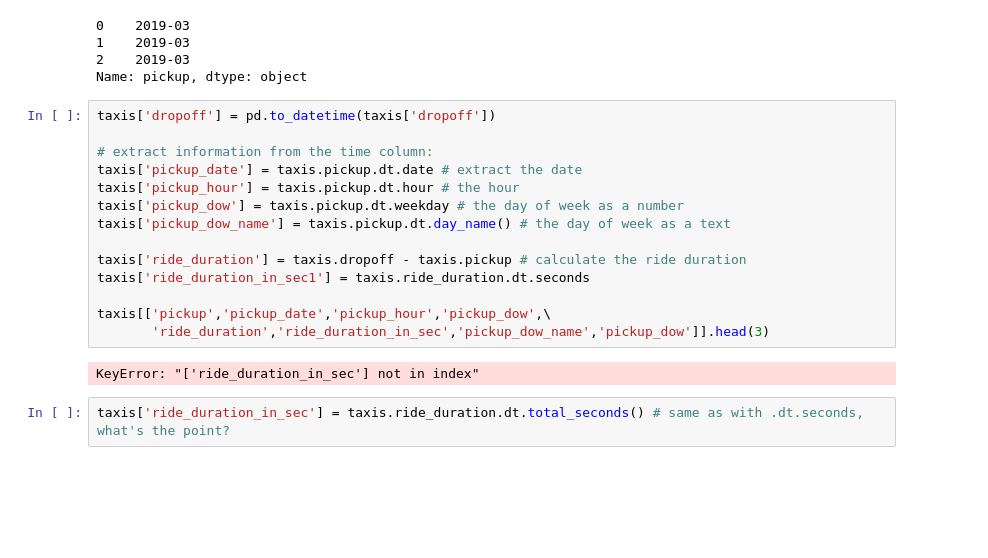
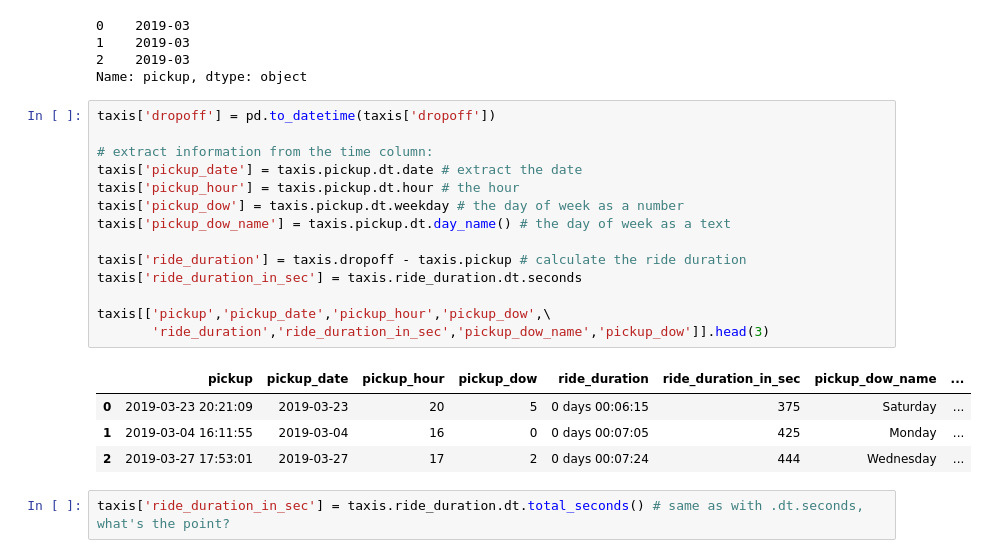
Before and after one commit to massardier/python_memo, a Jupyter notebook: pandas_manipulations.ipynb, the cells around one changed output. Saved outputs shown, nothing was run; the diff lists cells and outputs as text; blank space fills up the shorter version.

```diff
--- a/pandas_manipulations.ipynb
+++ b/pandas_manipulations.ipynb
@@ -156,19 +157,22 @@ Name: pickup, dtype: object
 # %%
 taxis['dropoff'] = pd.to_datetime(taxis['dropoff'])
 
 # extract information from the time column:
 taxis['pickup_date'] = taxis.pickup.dt.date # extract the date
 taxis['pickup_hour'] = taxis.pickup.dt.hour # the hour
 taxis['pickup_dow'] = taxis.pickup.dt.weekday # the day of week as a number
 taxis['pickup_dow_name'] = taxis.pickup.dt.day_name() # the day of week as a text
 
 taxis['ride_duration'] = taxis.dropoff - taxis.pickup # calculate the ride duration
-taxis['ride_duration_in_sec1'] = taxis.ride_duration.dt.seconds
+taxis['ride_duration_in_sec'] = taxis.ride_duration.dt.seconds
 
 taxis[['pickup','pickup_date','pickup_hour','pickup_dow',\
        'ride_duration','ride_duration_in_sec','pickup_dow_name','pickup_dow']].head(3)
 # %% [output]
-KeyError: "['ride_duration_in_sec'] not in index"
+|  | pickup | pickup_date | pickup_hour | pickup_dow | ride_duration | ride_duration_in_sec | pickup_dow_name | ... |
+| 0 | 2019-03-23 20:21:09 | 2019-03-23 | 20 | 5 | 0 days 00:06:15 | 375 | Saturday | ... |
+| 1 | 2019-03-04 16:11:55 | 2019-03-04 | 16 | 0 | 0 days 00:07:05 | 425 | Monday | ... |
+| 2 | 2019-03-27 17:53:01 | 2019-03-27 | 17 | 2 | 0 days 00:07:24 | 444 | Wednesday | ... |
 # %%
 taxis['ride_duration_in_sec'] = taxis.ride_duration.dt.total_seconds() # same as with .dt.seconds, what's the point?
 # %%
```
Also changed, not shown: parts of 3 cells of this notebook.
